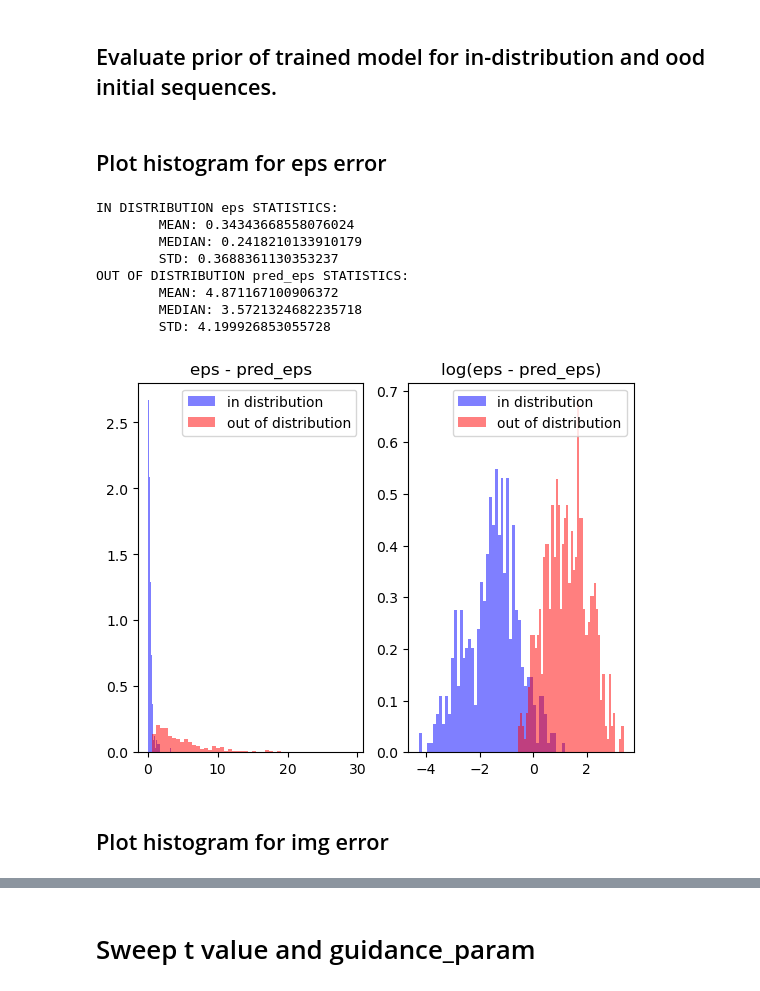
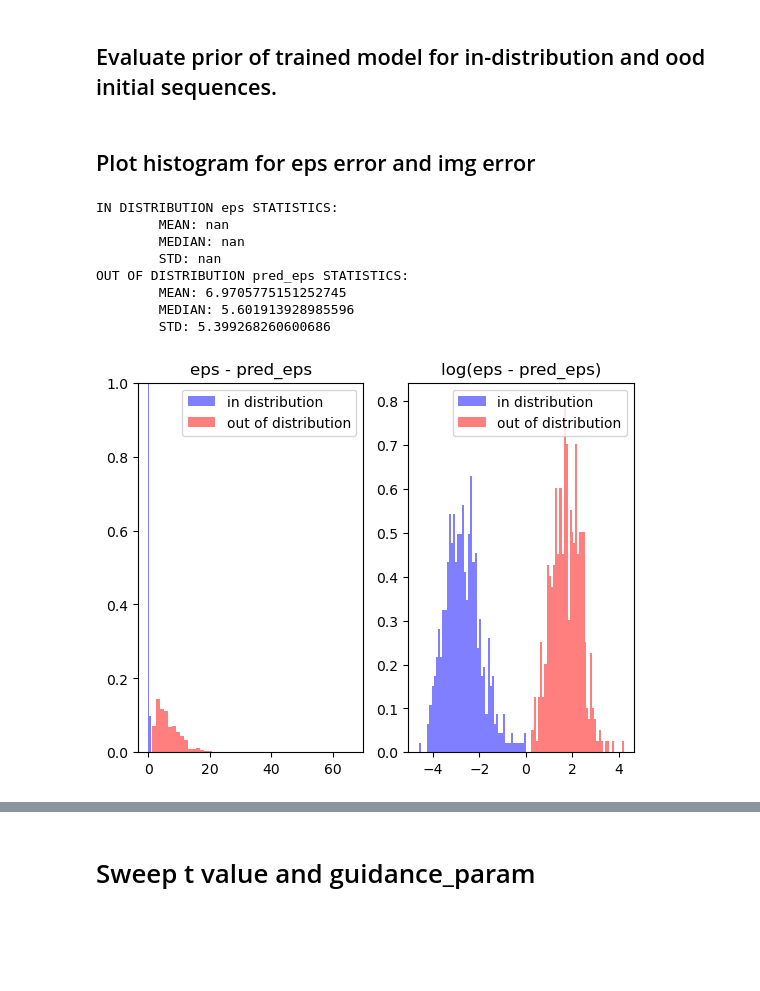
Before and after one commit to Alescontrela/motion-diffusion-model, a Jupyter notebook: eval_prior.ipynb, the cells around one changed output, grey strips where cells are left out. Cells and saved outputs as stored; diff of their text form; code cells hidden in the pictures; blank space fills up the shorter version.

Commit message:
Debug issue with prior eval. Compute MSE loss over trajectory length, not including padded values.

```diff
--- a/eval_prior.ipynb
+++ b/eval_prior.ipynb
@@ -124,7 +124,7 @@ args.batch_size = args.num_samples  # Sampling a single batch from the testset,
 data = get_dataset_loader(name=args.dataset,
                           batch_size=args.batch_size,
                           num_frames=max_frames,
-                          split='train',
+                          split='test',
                           hml_mode='train')
 data.fixed_length = n_frames
 total_num_samples = args.num_samples * args.num_repetitions
@@ -272,9 +262,10 @@ def eval_prior(model, data, n_t_samples, n_iters, guidance_param, t_value=None,
             x0, model_kwargs = next(iterator)
             x0 = x0.to('cuda')
             if shuffle_data:
+                # Randomize frame order.
                 x0 = x0[:, torch.randperm(x0.shape[1])]
-                # idx = torch.randperm(x0.nelement())
-                # x0 = x0.view(-1)[idx].view(x0.size())
+
+            length = model_kwargs['y']['lengths'].item()
 
             # add CFG scale to batch
             if args.guidance_param != 1:
@@ -291,8 +282,8 @@ def eval_prior(model, data, n_t_samples, n_iters, guidance_param, t_value=None,
             out = diffusion.p_mean_variance(model, xt, t_batched, clip_denoised=False, denoised_fn=None, model_kwargs=model_kwargs)
             pred_x0 = out['pred_xstart'].detach()
             pred_eps = diffusion._predict_eps_from_xstart(xt, t_batched, pred_x0).detach()
-            eps_l2 = torch.nn.functional.mse_loss(eps_batched, pred_eps)
-            x0_l2 = torch.nn.functional.mse_loss(x0_batched, pred_x0)
+            eps_l2 = torch.nn.functional.mse_loss(eps_batched[..., :length], pred_eps[..., :length])
+            x0_l2 = torch.nn.functional.mse_loss(x0_batched[..., :length], pred_x0[..., :length])
 
             eps_l2_all.append(eps_l2.item())
             x0_l2_all.append(x0_l2.item())
@@ -303,7 +294,7 @@ model_real_eps_l2_all, model_real_x0_l2_all = eval_prior(model, data, 128, 500,
 # %%
 model_fake_eps_l2_all, model_fake_x0_l2_all = eval_prior(model, data, 128, 500, 2.5, shuffle_data=True)
 # %% [markdown]
-## Plot histogram for eps error
+## Plot histogram for eps error and img error
 # %%
 def plot_histogram(in_dist, out_of_dist, bins=50, density=True, x_space=False):
     str_desc = 'x0' if x_space else 'eps'
@@ -322,29 +313,28 @@ def plot_histogram(in_dist, out_of_dist, bins=50, density=True, x_space=False):
         np.std(out_of_dist)))
 
     fig, axs = plt.subplots(1, 2)
-    axs[0].hist(in_dist, bins=bins, density=True, label='in distribution', fc=(0, 0, 1, 0.5))
-    axs[0].hist(out_of_dist, bins=bins, density=True, label='out of distribution', fc=(1, 0, 0, 0.5))
+    axs[0].hist(in_dist, bins=bins, density=True, label='in distribution', fc=(0, 0, 1, 0.5), stacked=True)
+    axs[0].hist(out_of_dist, bins=bins, density=True, label='out of distribution', fc=(1, 0, 0, 0.5), stacked=True)
+    axs[0].set_ylim([0, 1])
     axs[0].legend()
     axs[0].set_title(title)
 
-    axs[1].hist(np.log(in_dist), bins=bins, density=True, label='in distribution', fc=(0, 0, 1, 0.5))
-    axs[1].hist(np.log(out_of_dist), bins=bins, density=True, label='out of distribution', fc=(1, 0, 0, 0.5))
+    axs[1].hist(np.log(in_dist), bins=bins, density=True, label='in distribution', fc=(0, 0, 1, 0.5), stacked=True)
+    axs[1].hist(np.log(out_of_dist), bins=bins, density=True, label='out of distribution', fc=(1, 0, 0, 0.5), stacked=True)
     axs[1].legend()
     axs[1].set_title('log({})'.format(title))
 
     plt.show()
 # %%
 %matplotlib inline
-plot_histogram(model_real_eps_l2_all, model_fake_eps_l2_all)
+plot_histogram(model_real_eps_l2_all, model_fake_eps_l2_all, density=True)
 # %% [output]
 IN DISTRIBUTION eps STATISTICS:
-        MEAN: 0.34343668558076024
-        MEDIAN: 0.2418210133910179
-        STD: 0.3688361130353237
+        MEAN: nan
+        MEDIAN: nan
+        STD: nan
 OUT OF DISTRIBUTION pred_eps STATISTICS:
-        MEAN: 4.871167100906372
-        MEDIAN: 3.5721324682235718
-        STD: 4.199926853055728
+        MEAN: 6.9705775151252745
+        MEDIAN: 5.601913928985596
+        STD: 5.399268260600686
-[figure, old version]
+[figure, new version]
-# %% [markdown]
-## Plot histogram for img error
```
Also changed, not shown: parts of 6 cells of this notebook.
